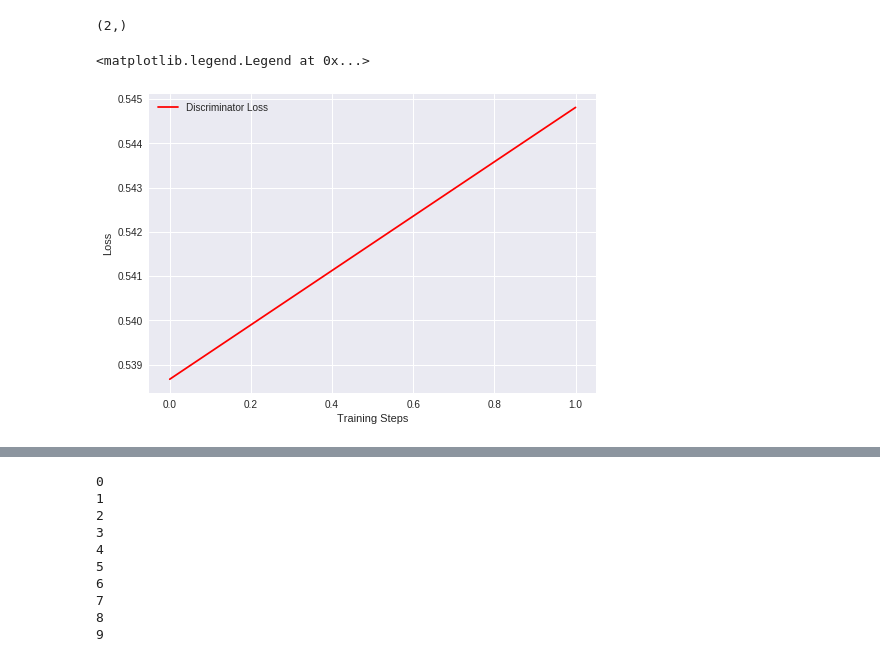
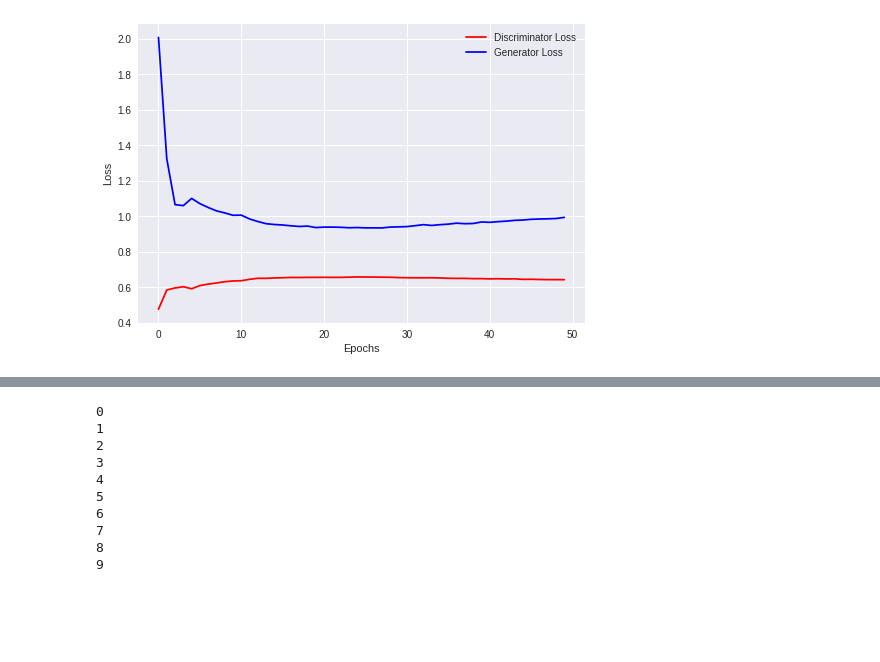
Before and after one commit to Martinpanzy/MLCV-2, a Jupyter notebook: CGAN.ipynb, the cells around one changed output, grey strips where cells are left out. Drawn from its saved outputs; the diff is of its cells as text; code cells hidden in the pictures; blank space fills up the shorter version.

```diff
--- a/CGAN.ipynb
+++ b/CGAN.ipynb
@@ -413,22 +414,20 @@ cgan_mnist  labels for generated images:  [0 1 2 3 4 5 6 7 8 9 0 1 2 3 4 5]
 # %%
-num = int(60000/200)
+num = int(60000/600)
 Dloss = np.asarray(D_loss)
 Dl = np.reshape(Dloss, (50,num))
 Dl = np.mean(Dl, axis = 1)
 Gloss = np.asarray(G_loss)
 Gl = np.reshape(Gloss, (50,num))
 Gl = np.mean(Gl, axis = 1)
-# %% [output]
-(2,)
 # %%
 plt.plot(Dl, 'r-', label = "Discriminator Loss")
-plt.plot(Gloss, 'b-', label = "Generator Loss")
-plt.xlabel("Training Steps")
+plt.plot(Gl, 'b-', label = "Generator Loss")
+plt.xlabel("Epochs")
 plt.ylabel("Loss")
 plt.legend()
+plt.show()
 # %% [output]
-<matplotlib.legend.Legend at 0x...>
-[figure, old version]
+[figure, new version]
 # %%
 generator=load_model('cgan_mnist.h5')
 test_generator(generator)
```
Also changed, not shown: parts of 3 cells of this notebook.
